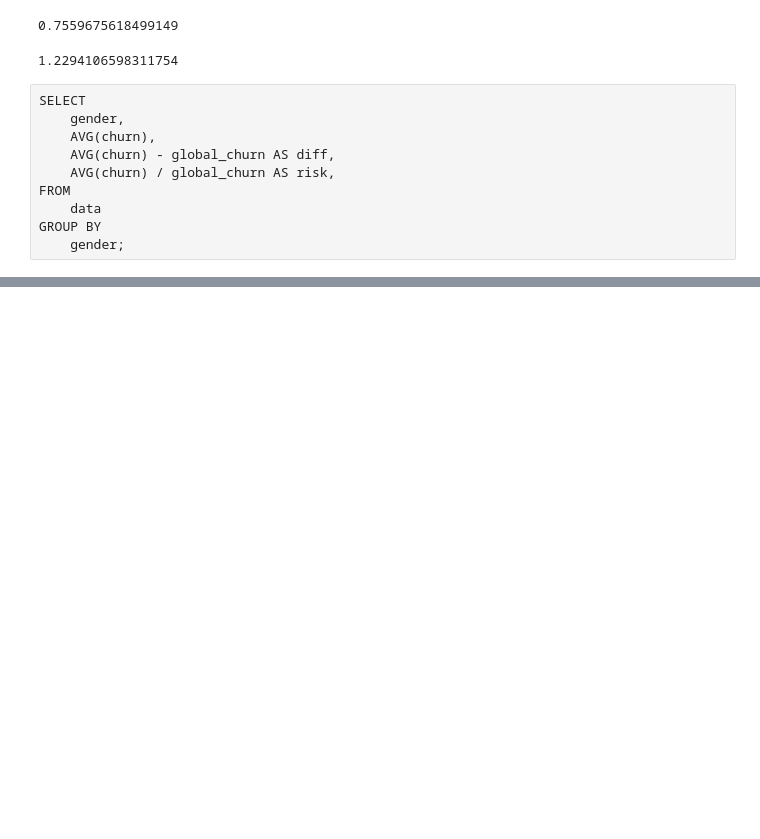
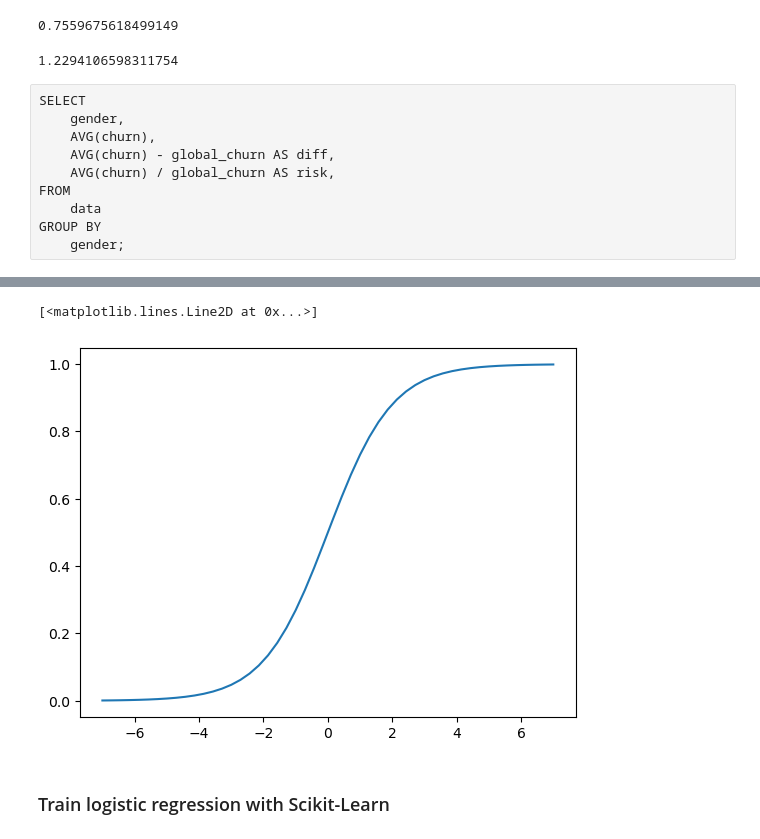
Before and after one commit to Jaykold/mlzoomcamp, a Jupyter notebook: ML_zoomcamp_wk3.ipynb, the cells around one changed output, grey strips where cells are left out. Cells and saved outputs as stored; diff of their text form; code cells hidden in the pictures; blank space fills up the shorter version.

```diff
--- a/ML_zoomcamp_wk3.ipynb
+++ b/ML_zoomcamp_wk3.ipynb
@@ -312,0 +383,10 @@ internetservice
+# %%
+def sigmoid(z:np.ndarray)->np.ndarray:
+    return 1 / (1 + np.exp(-z))
+# %%
+z = np.linspace(-7, 7, 50)
+# %%
+plt.plot(z, sigmoid(z))
+# %% [output]
+[<matplotlib.lines.Line2D at 0x...>]
+[figure, added]
@@ -312,0 +407,2 @@ internetservice
+# %% [markdown]
+### Train logistic regression with Scikit-Learn
```
Also changed, not shown: parts of 38 cells of this notebook.
